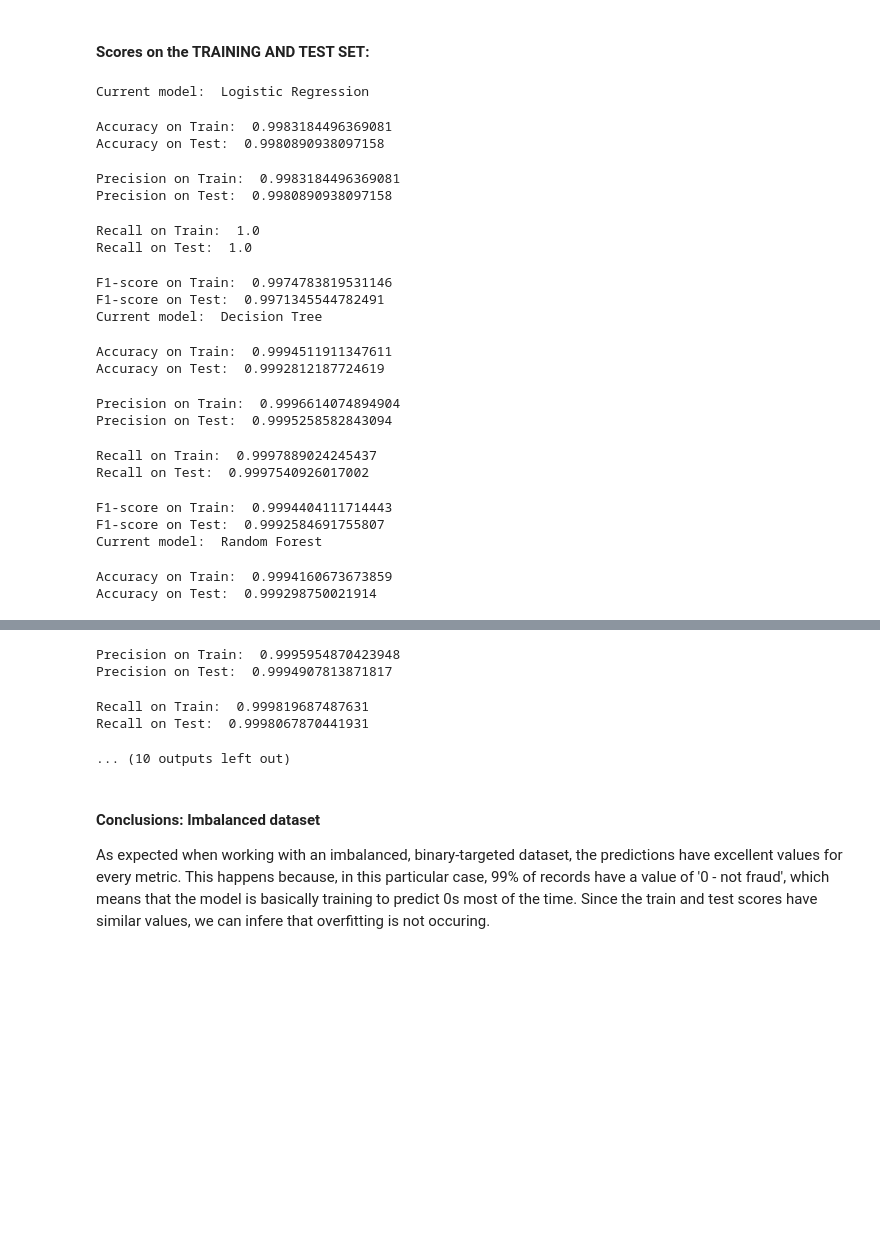
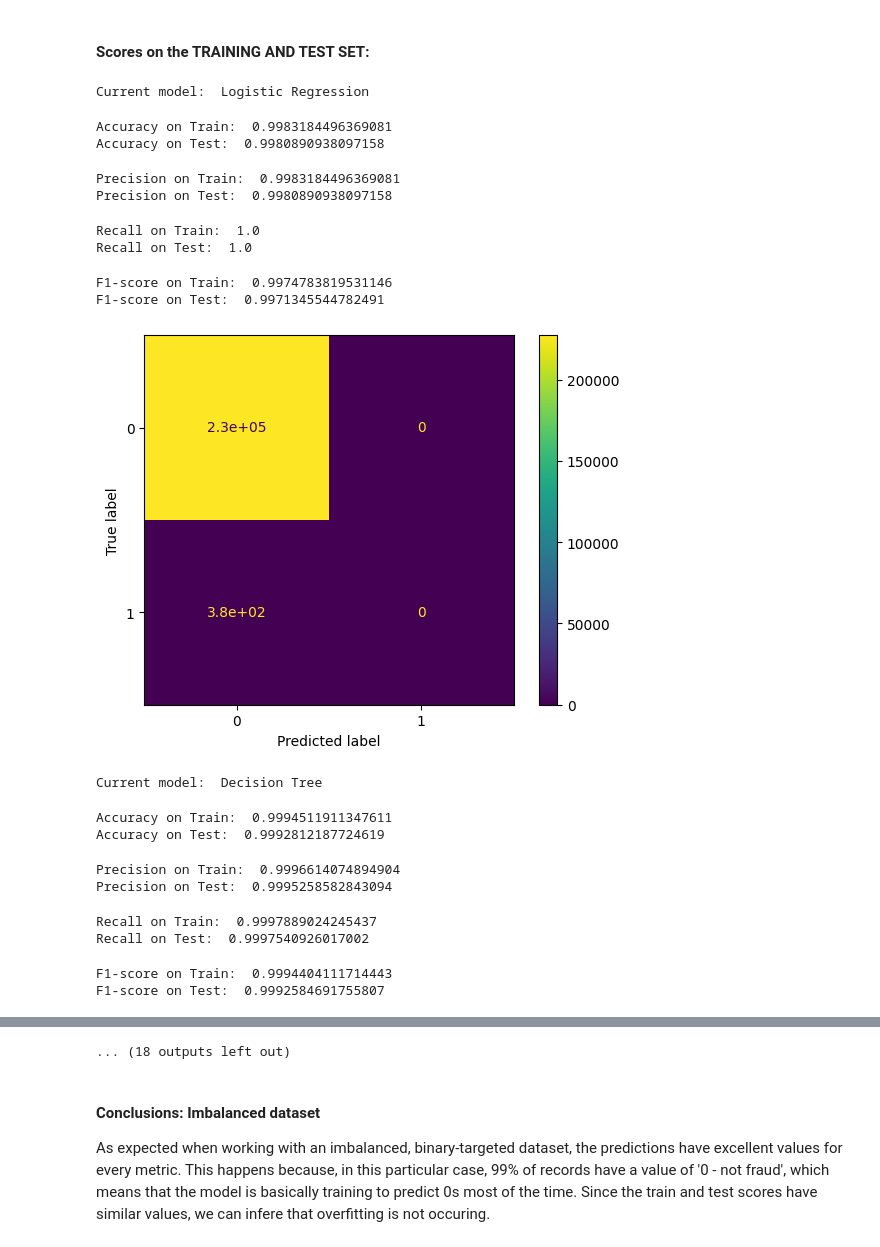
Before and after one commit to Sandokhan/creditcard-egd, a Jupyter notebook: mlModels.ipynb, the cells around one changed output, grey strips where cells are left out. Cells and saved outputs as stored; diff of their text form; code cells hidden in the pictures; blank space fills up the shorter version.

Commit message:
confusion matrix on train set, imbalanced data

```diff
--- a/mlModels.ipynb
+++ b/mlModels.ipynb
@@ -86,6 +86,10 @@ test_vec = vectorizer.transform(test)
 # %% [markdown]
 #### Scores on the TRAINING AND TEST SET:
 # %%
+from pyspark.sql.types import StringType, BooleanType, IntegerType, FloatType, DateType, DoubleType
+from sklearn.metrics import ConfusionMatrixDisplay
+np.set_printoptions(suppress=True)
+
 # instantiate Models
 
 # regression
@@ -170,48 +174,48 @@ for model, model_name in zip(list_of_models, list_of_model_names):
     precision_evaluator = MulticlassClassificationEvaluator(predictionCol='Class_Prediction', labelCol='Class', metricName='precisionByLabel')
     precision_score_train = precision_evaluator.evaluate(train_pred)
     precision_score_test = precision_evaluator.evaluate(test_pred)
     print('Precision on Train: ', precision_score_train)
     print('Precision on Test: ', precision_score_test)
 
     # get recall on train and test set
     recall_evaluator = MulticlassClassificationEvaluator(predictionCol='Class_Prediction', labelCol='Class', metricName='recallByLabel')
     recall_score_train = recall_evaluator.evaluate(train_pred)
     recall_score_test = recall_evaluator.evaluate(test_pred)
     print('Recall on Train: ', recall_score_train)
     print('Recall on Test: ', recall_score_test)
 
     # get f1-score on train and test set
     f1_evaluator = MulticlassClassificationEvaluator(predictionCol='Class_Prediction', labelCol='Class', metricName='f1')
     f1_score_train = f1_evaluator.evaluate(train_pred)
     f1_score_test = f1_evaluator.evaluate(test_pred)
     print('F1-score on Train: ', f1_score_train)
     print('F1-score on Test: ', f1_score_test)
 
-    # get confusion matrix on train set
-    #preds_and_labels = train_pred.select(['Class_Prediction','Class'])
-
-    #metrics = MulticlassMetrics(preds_and_labels.rdd.map(tuple))
-
-    #print(metrics.confusionMatrix().toArray())
+    # get confusion matrix on train and test set
+    preds_and_labels = train_pred.withColumn("Class_Prediction", train_pred["Class_Prediction"].cast(DoubleType())).withColumn("Class", train_pred["Class"].cast(DoubleType()))
+    preds_and_labels = preds_and_labels.select(['Class_Prediction', 'Class'])
+    metrics = MulticlassMetrics(preds_and_labels.rdd)
+    cm_arr = metrics.confusionMatrix().toArray().astype(float)
+    cm_disp = ConfusionMatrixDisplay(confusion_matrix=cm_arr)
+    cm_disp.plot()
+    plt.show()
 # %% [output]
 Current model:  Logistic Regression
 Accuracy on Train:  0.9983184496369081
 Accuracy on Test:  0.9980890938097158
 Precision on Train:  0.9983184496369081
 Precision on Test:  0.9980890938097158
 Recall on Train:  1.0
 Recall on Test:  1.0
 F1-score on Train:  0.9974783819531146
 F1-score on Test:  0.9971345544782491
-Current model:  Decision Tree
+[figure, added]
-Accuracy on Train:  0.9994511911347611
-Accuracy on Test:  0.9992812187724619
+Current model:  Decision Tree
-Precision on Train:  0.9996614074894904
-Precision on Test:  0.9995258582843094
+Accuracy on Train:  0.9994511911347611
+Accuracy on Test:  0.9992812187724619
-Recall on Train:  0.9997889024245437
-Recall on Test:  0.9997540926017002
+Precision on Train:  0.9996614074894904
+Precision on Test:  0.9995258582843094
-F1-score on Train:  0.9994404111714443
-F1-score on Test:  0.9992584691755807
-Current model:  Random Forest
+Recall on Train:  0.9997889024245437
+Recall on Test:  0.9997540926017002
-Accuracy on Train:  0.9994160673673859
-Accuracy on Test:  0.999298750021914
+F1-score on Train:  0.9994404111714443
+F1-score on Test:  0.9992584691755807
@@ -218,8 +223,4 @@ Accuracy on Test:  0.999298750021914
-Precision on Train:  0.9995954870423948
-Precision on Test:  0.9994907813871817
+... (18 outputs left out)
-Recall on Train:  0.999819687487631
-Recall on Test:  0.9998067870441931
-... (10 outputs left out)
 # %% [markdown]
 #### Conclusions: Imbalanced dataset
 As expected when working with an imbalanced, binary-targeted dataset, the predictions have excellent values for every metric. This happens because, in this particular case, 99% of records have a value of '0 - not fraud', which means that the model is basically training to predict 0s most of the time. Since the train and test scores have similar values, we can infere that overfitting is not occuring.
```
Also changed, not shown: parts of 1 cell of this notebook.
